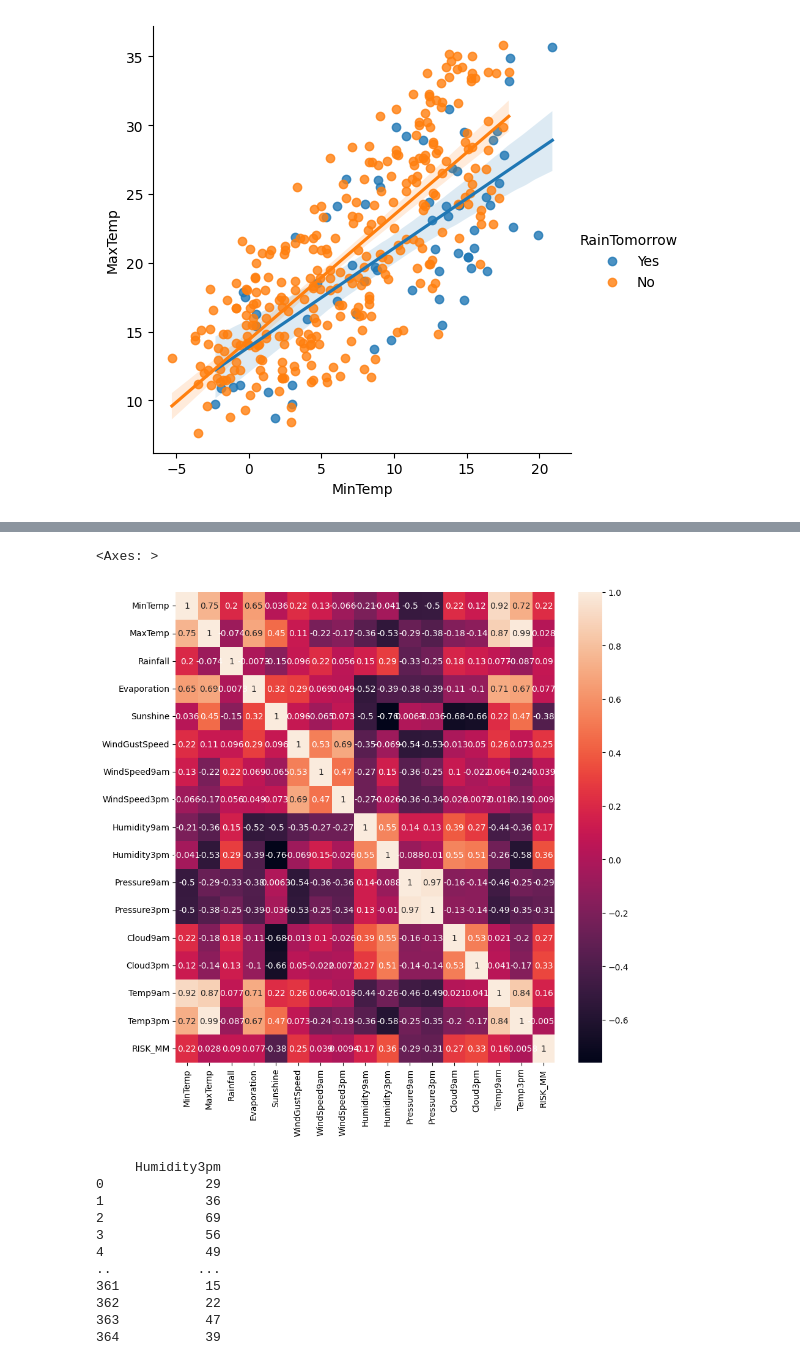
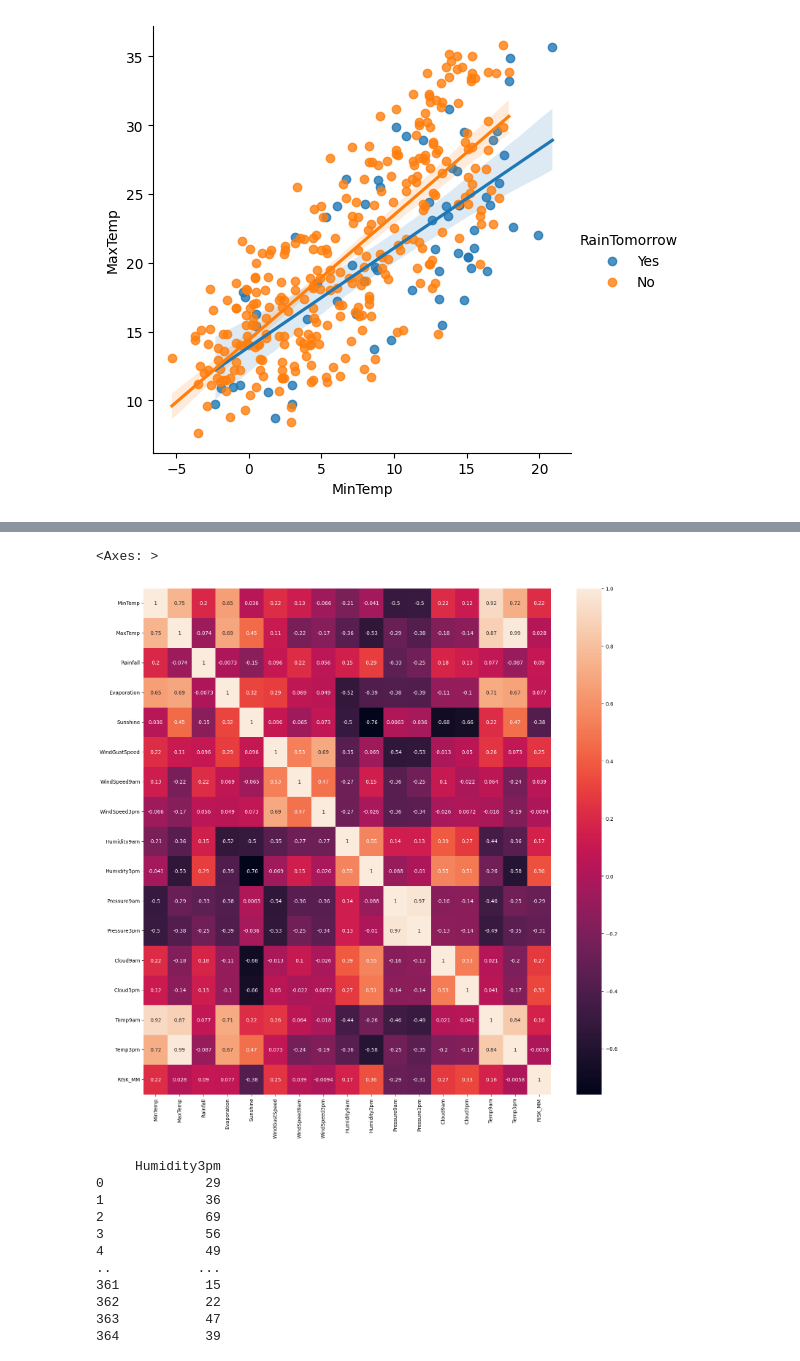
Before and after one commit to Dilan-Kaibili/regression, a Jupyter notebook: weather.ipynb, the cells around one changed output, grey strips where cells are left out. Cells and saved outputs as stored; diff of their text form; code cells hidden in the pictures.

```diff
--- a/weather.ipynb
+++ b/weather.ipynb
@@ -88,10 +87,9 @@ https://gist.github.com/mwaskom/de44147ed2974457ad6372750bbe5751
 # %%
 import matplotlib.pyplot as plt
-import seaborn as sns
-plt.figure(figsize=(10,10))
+plt.figure(figsize=(18,18))
 plt.tight_layout()
 sns.heatmap(weatherData.select_dtypes(include=['number']).corr(),annot=True)
 # %% [output]
 <Axes: >
-[figure, old version]
+[figure, new version]
 # %%
```
Also changed, not shown: parts of 7 cells of this notebook.
